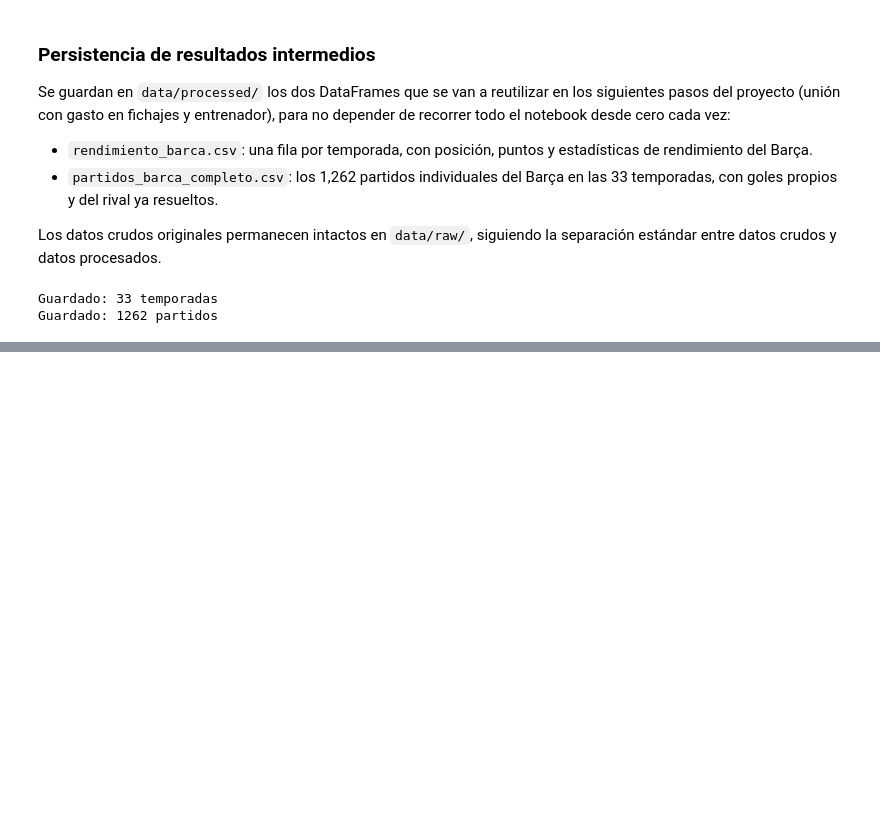
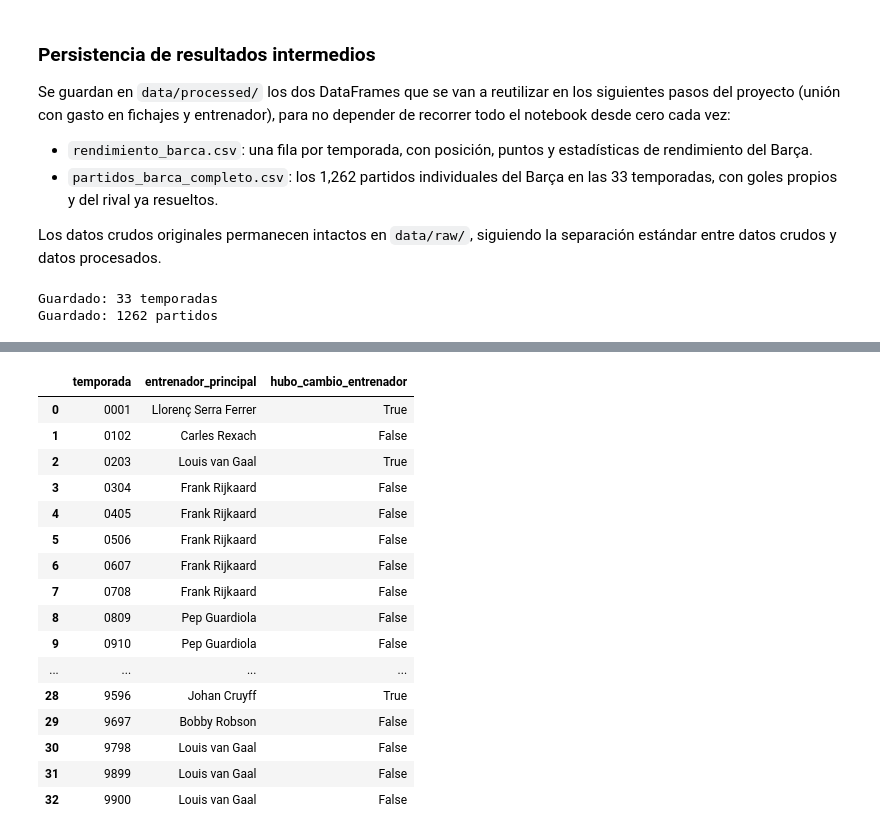
Before and after one commit to albertone448/always-barca, a Jupyter notebook: notebooks/01_exploracion_estructura.ipynb, the cells around one changed output, grey strips where cells are left out. Saved outputs shown, nothing was run; the diff lists cells and outputs as text; code cells hidden in the pictures; blank space fills up the shorter version.

```diff
--- a/notebooks/01_exploracion_estructura.ipynb
+++ b/notebooks/01_exploracion_estructura.ipynb
@@ -314,0 +410,34 @@ Guardado: 1262 partidos
+# %%
+entrenadores_temporada = (
+    entrenadores_detalle[entrenadores_detalle['tipo'] == 'principal']
+    .groupby('temporada')
+    .first()
+    .reset_index()[['temporada', 'entrenador']]
+    .rename(columns={'entrenador': 'entrenador_principal'})
+)
+
+cambios = entrenadores_detalle.groupby('temporada').size().reset_index(name='num_tramos')
+entrenadores_temporada = entrenadores_temporada.merge(cambios, on='temporada')
+entrenadores_temporada['hubo_cambio_entrenador'] = entrenadores_temporada['num_tramos'] > 1
+entrenadores_temporada = entrenadores_temporada.drop(columns='num_tramos')
+
+entrenadores_temporada.to_csv('../data/processed/entrenadores_temporada.csv', index=False)
+entrenadores_temporada
+# %% [output]
+|  | temporada | entrenador_principal | hubo_cambio_entrenador |
+| 0 | 0001 | Llorenç Serra Ferrer | True |
+| 1 | 0102 | Carles Rexach | False |
+| 2 | 0203 | Louis van Gaal | True |
+| 3 | 0304 | Frank Rijkaard | False |
+| 4 | 0405 | Frank Rijkaard | False |
+| 5 | 0506 | Frank Rijkaard | False |
+| 6 | 0607 | Frank Rijkaard | False |
+| 7 | 0708 | Frank Rijkaard | False |
+| 8 | 0809 | Pep Guardiola | False |
+| 9 | 0910 | Pep Guardiola | False |
+| ... | ... | ... | ... |
+| 28 | 9596 | Johan Cruyff | True |
+| 29 | 9697 | Bobby Robson | False |
+| 30 | 9798 | Louis van Gaal | False |
+| 31 | 9899 | Louis van Gaal | False |
+| 32 | 9900 | Louis van Gaal | False |
```
Also changed, not shown: parts of 4 cells of this notebook, 2 other files.
